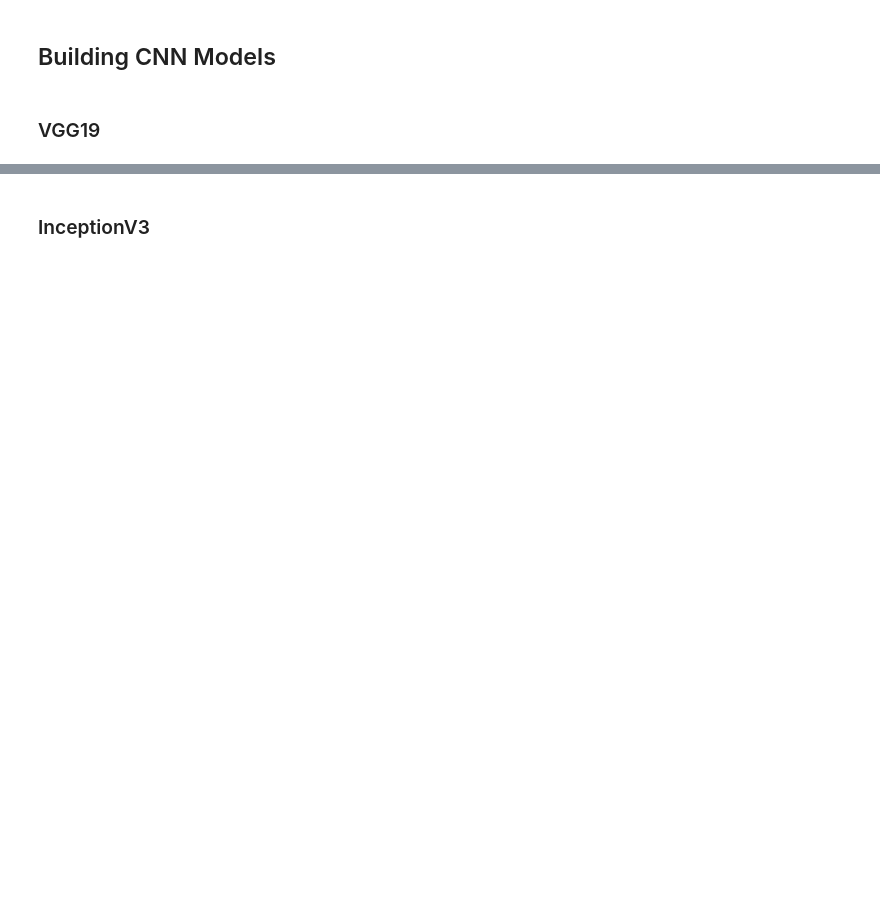
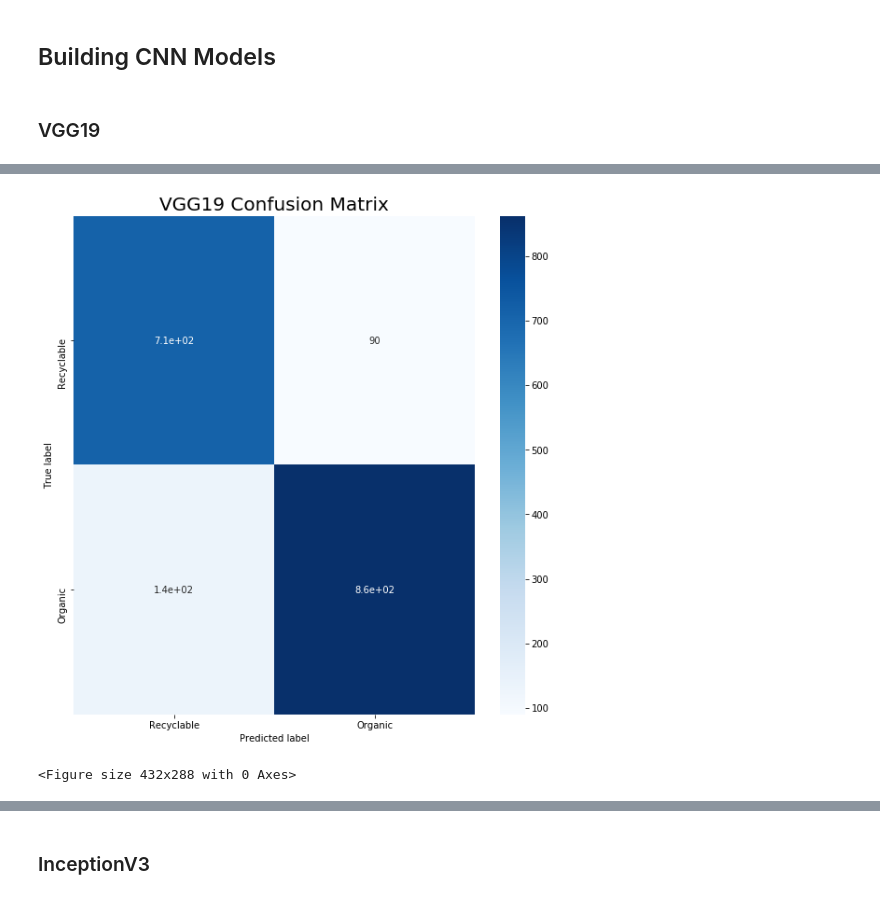
Before and after one commit to smw150430/Waste-Management-Classification, a Jupyter notebook: working_notebook.ipynb, the cells around one changed output, grey strips where cells are left out. Drawn from its saved outputs; the diff is of its cells as text; code cells hidden in the pictures; blank space fills up the shorter version.

```diff
--- a/working_notebook.ipynb
+++ b/working_notebook.ipynb
@@ -163,6 +175,6 @@ model_1.compile(loss = 'binary_crossentropy', optimizer = optimizers.Adam(), met
 # %%
 model_1.fit(X_train,
             y_train,
-            batch_size = 16,
-            epochs = 100,
+            batch_size = 96,
+            epochs = 15,
             validation_data = (X_val, y_val) )
@@ -180,14 +223,18 @@ print(classification_report(y_test, mod_1_test_pred))
 # %%
 # yellowbrick doesn't work with keras; change class labels; see if this works
 con_mat_1 = tf.math.confusion_matrix(labels=y_test, predictions=mod_1_test_pred).numpy()
 con_mat_1_df = pd.DataFrame(con_mat_1,
-                     index = classes,
-                     columns = classes)
+                     index = ['Recyclable', 'Organic'],
+                     columns = ['Recyclable', 'Organic'])
 
 figure = plt.figure(figsize=(8, 8))
 sns.heatmap(con_mat_1_df, annot=True,cmap=plt.cm.Blues)
 plt.tight_layout()
 plt.ylabel('True label')
 plt.xlabel('Predicted label')
+plt.title('VGG19 Confusion Matrix', fontsize = 20)
 plt.show()
-# plt.savefig('vgg19_conf_mat.png')
+plt.savefig('vgg19_conf_mat.png')
+# %% [output]
+[figure, added]
+<Figure size 432x288 with 0 Axes>
```
Also changed, not shown: parts of 20 cells of this notebook.
